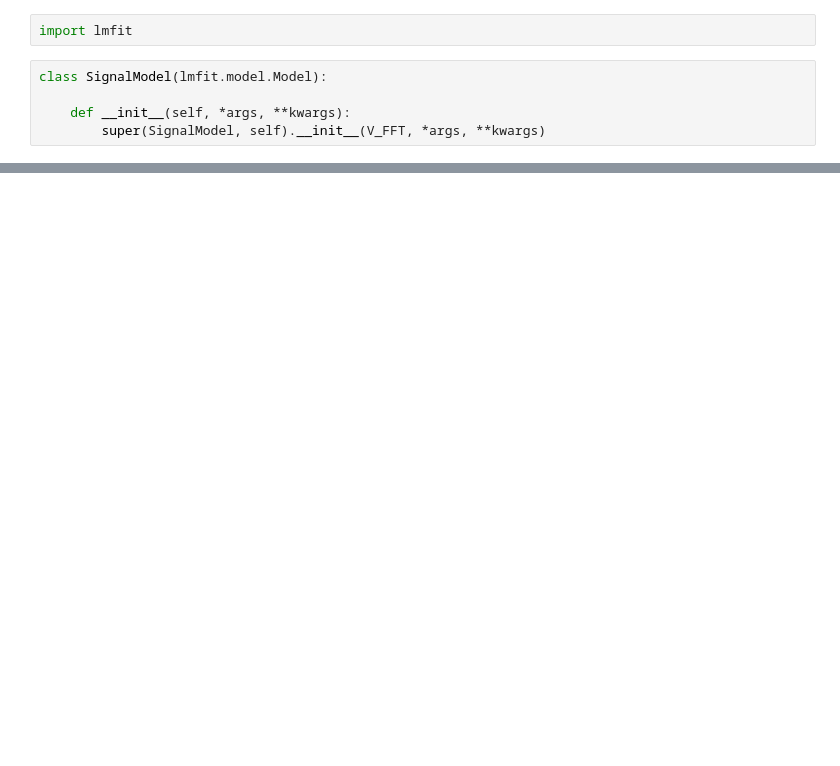
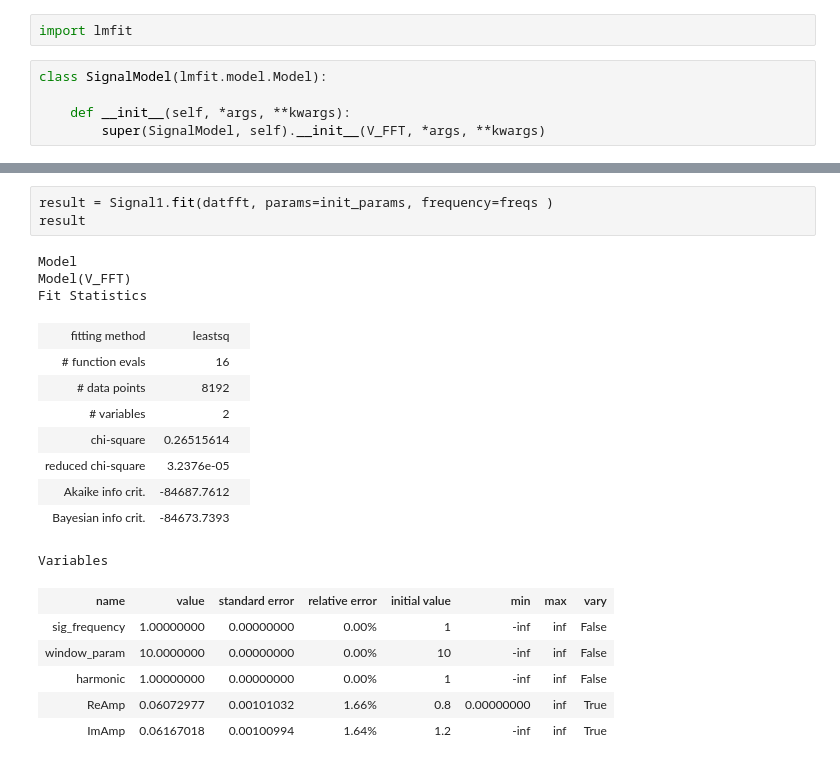
Before and after one commit to BGerwe/Xray-Project, a Jupyter notebook: fr_XAS/FFT Table Fitting.ipynb, the cells around one changed output, grey strips where cells are left out. Saved outputs shown, nothing was run; the diff lists cells and outputs as text; blank space fills up the shorter version.

```diff
--- a/fr_XAS/FFT Table Fitting.ipynb
+++ b/fr_XAS/FFT Table Fitting.ipynb
@@ -200,0 +212,22 @@ Signal1.fit(datfft, )
+# %%
+result = Signal1.fit(datfft, params=init_params, frequency=freqs )
+result
+# %% [output]
+Model
+Model(V_FFT)
+Fit Statistics
+| fitting method | leastsq |  |
+| # function evals | 16 |  |
+| # data points | 8192 |  |
+| # variables | 2 |  |
+| chi-square | 0.26515614 |  |
+| reduced chi-square | 3.2376e-05 |  |
+| Akaike info crit. | -84687.7612 |  |
+| Bayesian info crit. | -84673.7393 |  |
+Variables
+| name | value | standard error | relative error | initial value | min | max | vary |
+| sig_frequency | 1.00000000 | 0.00000000 | 0.00% | 1 | -inf | inf | False |
+| window_param | 10.0000000 | 0.00000000 | 0.00% | 10 | -inf | inf | False |
+| harmonic | 1.00000000 | 0.00000000 | 0.00% | 1 | -inf | inf | False |
+| ReAmp | 0.06072977 | 0.00101032 | 1.66% | 0.8 | 0.00000000 | inf | True |
+| ImAmp | 0.06167018 | 0.00100994 | 1.64% | 1.2 | -inf | inf | True |
```
Also changed, not shown: parts of 12 cells of this notebook, 5 other files.
